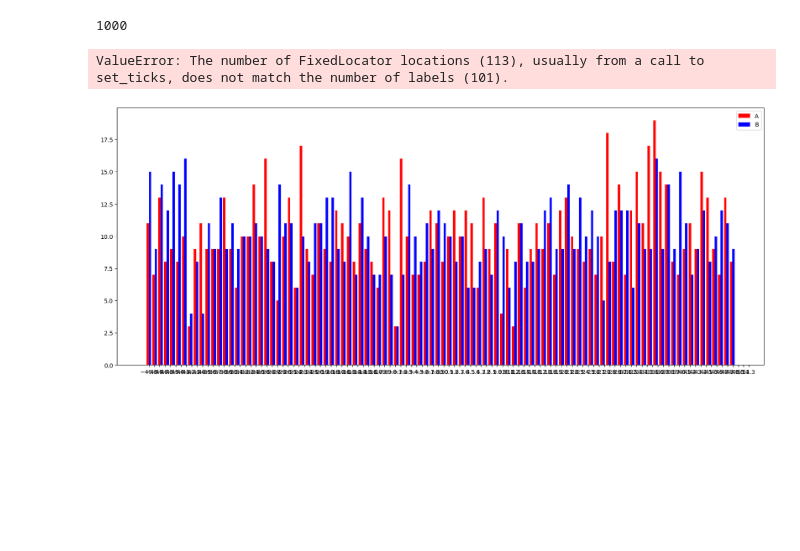
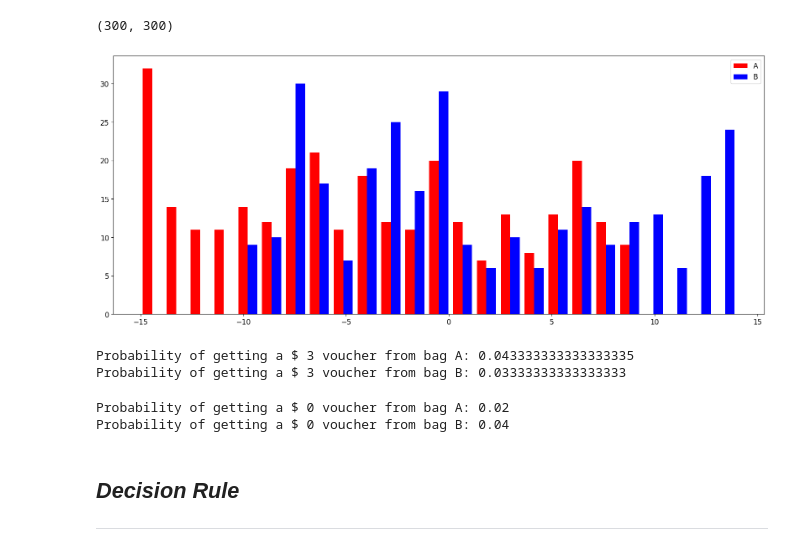
Before and after one commit to anoban/Inferential-Statistical-Analysis-with-Python, a Jupyter notebook: anoban/Bag A or Bag B.ipynb, the cells around one changed output. Cells and saved outputs as stored; diff of their text form; code cells hidden in the pictures; blank space fills up the shorter version.

Commit message:
modified:   anoban/Bag A or Bag B.ipynb 	modified:   anoban/bags.jpeg

```diff
--- a/anoban/Bag A or Bag B.ipynb
+++ b/anoban/Bag A or Bag B.ipynb
@@ -67,0 +97,13 @@ plt.show()
+# %%
+plt.rcParams["figure.figsize"] = 20, 8
+plt.rcParams["font.size"] = 20
+plt.plot(ftable.A, label = "A", marker = "o", linestyle = "--", mec = "black", mfc = "violet", color = "purple")
+plt.plot(ftable.B, label = "B",  marker = "o", linestyle = "--", mec = "black", mfc = "lightgreen", color = "green")
+plt.grid()
+plt.legend()
+plt.ylabel("Frequency")
+plt.xlabel("Value")
+plt.tight_layout()
+plt.show()
+
+# plt.savefig("bags.jpeg", format = "jpeg", dpi = 300)
@@ -81,15 +123,15 @@ plt.show()
 # Since the difference is not that significant.
 # %%
-A.size
+A.size, B.size
 # %% [output]
-1000
+(300, 300)
 # %%
 # Another way to view this problem is to view the distributions of the two bags as two different models.
 
-plt.hist([A, B], bins = 100, rwidth = 0.8, color = ["red", "blue"], label = ["A", "B"])
+plt.rcParams["font.size"] = 12
+plt.rcParams["figure.figsize"] = 20, 8
+plt.hist([A, B], bins = 25, rwidth = 0.8, color = ["red", "blue"], label = ["A", "B"])
 plt.legend()
-plt.xticks(ticks = np.arange(-49.5, 51.5, .9), labels = np.arange(-50, 51, 1), rotation = 90)
 plt.show()
 # %% [output]
-ValueError: The number of FixedLocator locations (113), usually from a call to set_ticks, does not match the number of labels (101).
-[figure, old version]
+[figure, new version]
@@ -95,0 +147,8 @@ ValueError: The number of FixedLocator locations (113), usually from a call to s
+# %%
+# How about a $ $ 3 voucher? It can come from either of the bags.
+
+print(f"Probability of getting a $ 3 voucher from bag A: {_A[3] / A.size}")
+print(f"Probability of getting a $ 3 voucher from bag B: {_B[3] / B.size}")
+# %% [output]
+Probability of getting a $ 3 voucher from bag A: 0.043333333333333335
+Probability of getting a $ 3 voucher from bag B: 0.03333333333333333
@@ -95,0 +158,8 @@ ValueError: The number of FixedLocator locations (113), usually from a call to s
+# %%
+# How about $ 0 vouchers?
+
+print(f"Probability of getting a $ 0 voucher from bag A: {_A[0] / A.size}")
+print(f"Probability of getting a $ 0 voucher from bag B: {_B[0] / B.size}")
+# %% [output]
+Probability of getting a $ 0 voucher from bag A: 0.02
+Probability of getting a $ 0 voucher from bag B: 0.04
@@ -95,0 +172,3 @@ ValueError: The number of FixedLocator locations (113), usually from a call to s
+# %% [markdown]
+## ___Decision Rule___
+---------
```
Also changed, not shown: parts of 32 cells of this notebook, 1 other file.
